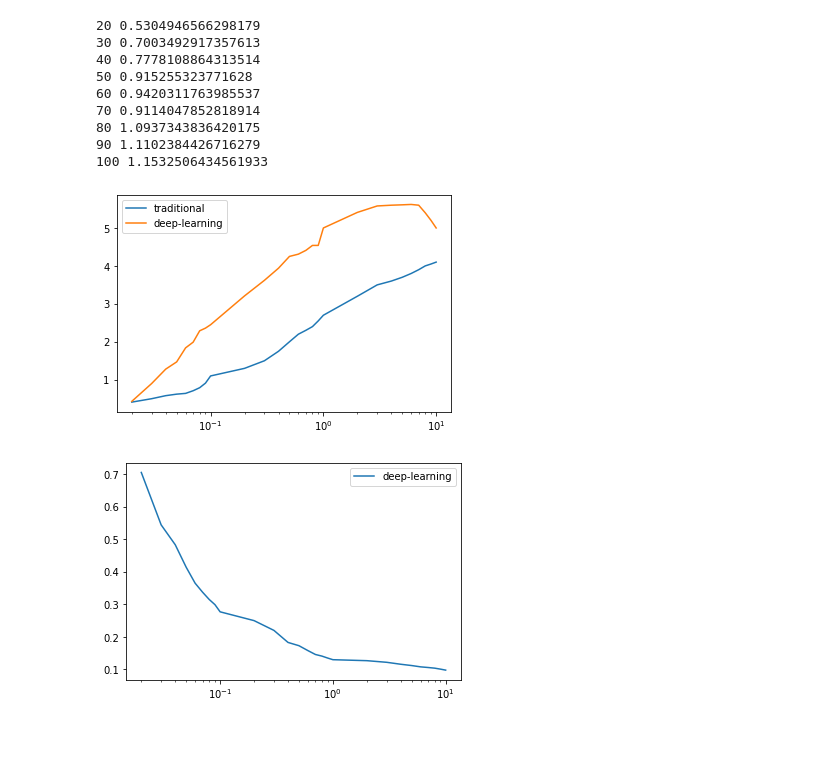
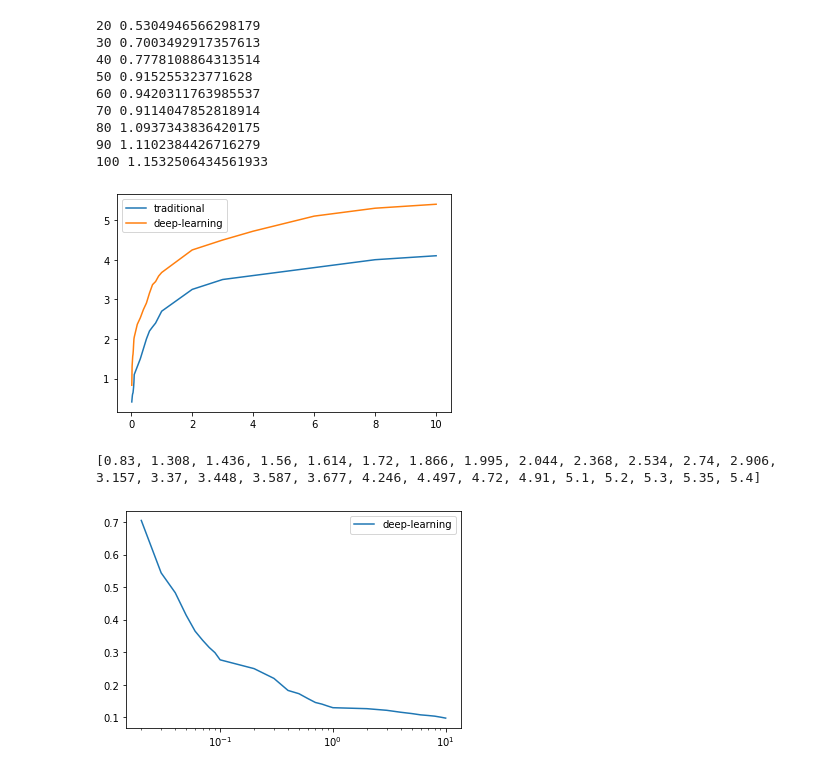
Before and after one commit to caihao/gpLearn, a Jupyter notebook: draw_new.ipynb, the cells around one changed output. Cells and saved outputs as stored; diff of their text form; code cells hidden in the pictures; blank space fills up the shorter version.

```diff
--- a/draw_new.ipynb
+++ b/draw_new.ipynb
@@ -19,38 +19,41 @@ for i in range(len(g)):
 # %%
 # 粒子分辨
 import matplotlib.pyplot as plt
 
 q_new={
     "0.02":0.53,"0.03":0.70,"0.04":0.78,"0.05":0.92,"0.06":0.94,"0.07":1.01,"0.08":1.09,"0.09":1.11,"0.1":1.2,
     "0.2":1.66,"0.3":2.22,"0.4":2.64,"0.5":3.25,"0.6":3.81,"0.7":4.01,"0.8":4.34,"0.9":4.54,"1":5.00,
     "2":5.41,"3":5.58,"4":5.60,"5":5.61,"6":5.62,"7":5.60,"8":5.40,"9":5.2,"10":5
 }
 q_new={
-    "0.02":0.43,"0.03":0.90,"0.04":1.28,"0.05":1.47,"0.06":1.84,"0.07":1.99,"0.08":2.29,"0.09":2.36,"0.1":2.45,
-    "0.2":3.21,"0.3":3.62,"0.4":3.94,"0.5":4.25,"0.6":4.31,"0.7":4.41,"0.8":4.54,"0.9":4.54,"1":5.00,
-    "2":5.41,"3":5.58,"4":5.60,"5":5.61,"6":5.62,"7":5.60,"8":5.40,"9":5.2,"10":5
+    "0.02":0.83,"0.03":1.308,"0.04":1.436,"0.05":1.560,"0.06":1.614,"0.07":1.720,"0.08":1.866,"0.09":1.995,"0.1":2.044,
+    "0.2":2.368,"0.3":2.534,"0.4":2.740,"0.5":2.906,"0.6":3.157,"0.7":3.370,"0.8":3.448,"0.9":3.587,"1":3.677,
+    "2":4.246,"3":4.497,"4":4.72,"5":4.91,"6":5.1,"7":5.20,"8":5.3,"9":5.35,"10":5.4
 }
 q_old={
     "0.02":0.41,"0.03":0.50,"0.04":0.58,"0.05":0.62,"0.06":0.64,"0.07":0.71,"0.08":0.79,"0.09":0.91,
     "0.1":1.10,"0.2":1.30,"0.3":1.50,"0.4":1.75,"0.5":2.00,"0.6":2.20,"0.7":2.303,"0.8":2.40,"0.9":2.55,"1":2.70,
-    "2":3.2,"3":3.5,"4":3.6,"5":3.7,"6":3.8,"7":3.9,"8":4.0,"9":4.05,"10":4.1
+    "2":3.25,"3":3.5,"4":3.6,"5":3.7,"6":3.8,"7":3.9,"8":4.0,"9":4.05,"10":4.1
 }
 
 x=[0.02,0.03,0.04,0.05,0.06,0.07,0.08,0.09,0.1,0.2,0.3,0.4,0.5,0.6,0.7,0.8,0.9,1,2,3,4,5,6,7,8,9,10]
 y_new=[]
 y_old=[]
 for i in x:
     y_new.append(q_new[str(i)])
     y_old.append(q_old[str(i)])
 
 plt.plot(x,y_old,label="traditional")
 plt.plot(x,y_new,label="deep-learning")
-plt.xscale("log")
+# plt.xscale("log")
 # plt.yscale("log")
 plt.legend()
 plt.show()
+
+print(y_new)
 # %% [output]
-[figure, old version]
+[figure, new version]
+[0.83, 1.308, 1.436, 1.56, 1.614, 1.72, 1.866, 1.995, 2.044, 2.368, 2.534, 2.74, 2.906, 3.157, 3.37, 3.448, 3.587, 3.677, 4.246, 4.497, 4.72, 4.91, 5.1, 5.2, 5.3, 5.35, 5.4]
 # %%
 # 能量分辨
 import matplotlib.pyplot as plt
```
Also changed, not shown: parts of 6 cells of this notebook, 7 other files.
